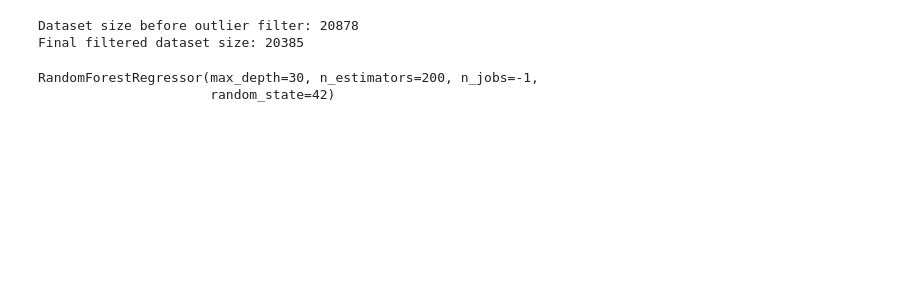
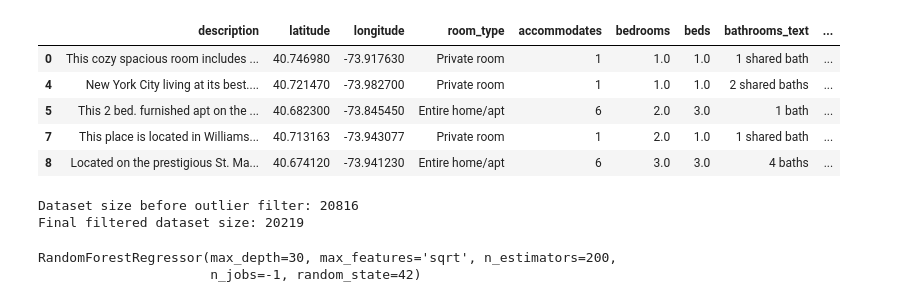
Before and after one commit to yuvraj1411/Fairbnb, a Jupyter notebook: training/model.ipynb, the cells around one changed output. Cells and saved outputs as stored; diff of their text form; code cells hidden in the pictures; blank space fills up the shorter version.

```diff
--- a/training/model.ipynb
+++ b/training/model.ipynb
@@ -14,8 +14,8 @@ import joblib
 df = pd.read_csv('../data/raw_airbnb.csv')
 
 df = df[['description',
-    'neighbourhood_cleansed',
-    'neighbourhood_group_cleansed',
+    'latitude',
+    'longitude',
     'room_type',
     'accommodates',
     'bedrooms',
@@ -25,14 +25,23 @@ df = df[['description',
     'availability_365',
     'price']]
 
-df = df.dropna(subset=['price', 'bedrooms', 'beds', 'description'])
+df = df.dropna(subset=['price', 'bedrooms', 'beds', 'description', 'latitude', 'longitude'])
+# %%
+df.head()
+# %% [output]
+|  | description | latitude | longitude | room_type | accommodates | bedrooms | beds | bathrooms_text | ... |
+| 0 | This cozy spacious room includes ... | 40.746980 | -73.917630 | Private room | 1 | 1.0 | 1.0 | 1 shared bath | ... |
+| 4 | New York City living at its best.... | 40.721470 | -73.982700 | Private room | 1 | 1.0 | 1.0 | 2 shared baths | ... |
+| 5 | This 2 bed. furnished apt on the ... | 40.682300 | -73.845450 | Entire home/apt | 6 | 2.0 | 3.0 | 1 bath | ... |
+| 7 | This place is located in Williams... | 40.713163 | -73.943077 | Private room | 1 | 2.0 | 1.0 | 1 shared bath | ... |
+| 8 | Located on the prestigious St. Ma... | 40.674120 | -73.941230 | Entire home/apt | 6 | 3.0 | 3.0 | 4 baths | ... |
 # %%
 # FEATURE ENGINEERING
 
 df['description'] = df['description'].astype(str).str.lower()
 premium_words = [
     'luxury', 'penthouse', 'doorman', 'view', 'rooftop', 'elevator',
-    'balcony', 'terrace', 'spacious', 'renovated', 'designer',
+    'balcony', 'terrace', 'spacious', 'furnished','renovated', 'designer',
     'exposed brick', 'high ceilings', 'loft', 'hardwood', 'floor-to-ceiling',
     'skyline', 'panoramic', 'brownstone', 'pre-war', 'prewar', 'crown molding',
     'skylight', 'working fireplace', 'wood burning', 'french doors',
@@ -53,11 +62,9 @@ df['luxury_score'] = df['description'].apply(lambda x: sum(1 for word in premium
 df = df.drop(columns=['description'])
 
 
-top_neighborhoods = df['neighbourhood_cleansed'].value_counts().nlargest(40).index
-df['neighborhood_specific'] = df['neighbourhood_cleansed'].where(df['neighbourhood_cleansed'].isin(top_neighborhoods), 'Other')
-df = df.drop(columns=['neighbourhood_cleansed'])
 
-df = pd.get_dummies(df, columns=['neighbourhood_group_cleansed', 'neighborhood_specific', 'room_type'], drop_first=True, dtype=int)
+
+df = pd.get_dummies(df, columns=[ 'room_type'], drop_first=True, dtype=int)
 
 df['bathrooms'] = df['bathrooms_text'].str.extract(r'(\d+\.?\d*)').astype(float)
 df['bathrooms'] = df['bathrooms'].fillna(df['bathrooms'].median())
@@ -70,8 +77,8 @@ print(f"Dataset size before outlier filter: {len(df)}")
 df = df[(df['price'] >= 30) & (df['price'] <= 1000)]
 print(f"Final filtered dataset size: {len(df)}")
 # %% [output]
-Dataset size before outlier filter: 20878
-Final filtered dataset size: 20385
+Dataset size before outlier filter: 20816
+Final filtered dataset size: 20219
 # %%
 # TRAIN-TEST SPLIT
 
@@ -81,7 +88,7 @@ x_train, x_test, y_train, y_test = train_test_split(x, y, test_size=0.2, random_
 # %%
 # SCALING & MODEL TRAINING
 
-cols_to_scale = ['accommodates', 'bedrooms', 'beds', 'bathrooms', 'minimum_nights', 'availability_365', 'luxury_score']
+cols_to_scale = ['accommodates', 'bedrooms', 'beds', 'bathrooms', 'minimum_nights', 'availability_365', 'luxury_score', 'latitude', 'longitude']
 scaler = StandardScaler()
 x_train[cols_to_scale] = scaler.fit_transform(x_train[cols_to_scale])
 x_test[cols_to_scale] = scaler.transform(x_test[cols_to_scale])
@@ -90,14 +97,14 @@ model = RandomForestRegressor(
     n_estimators=200,
     max_depth=30,
     min_samples_leaf=1,
-    max_features=1.0,
+    max_features='sqrt',
     random_state=42,
     n_jobs=-1
 )
 model.fit(x_train, y_train)
 # %% [output]
-RandomForestRegressor(max_depth=30, n_estimators=200, n_jobs=-1,
-                      random_state=42)
+RandomForestRegressor(max_depth=30, max_features='sqrt', n_estimators=200,
+                      n_jobs=-1, random_state=42)
 # %%
 # EVALUATION
 
```
Also changed, not shown: parts of 1 cell of this notebook, 5 other files.
